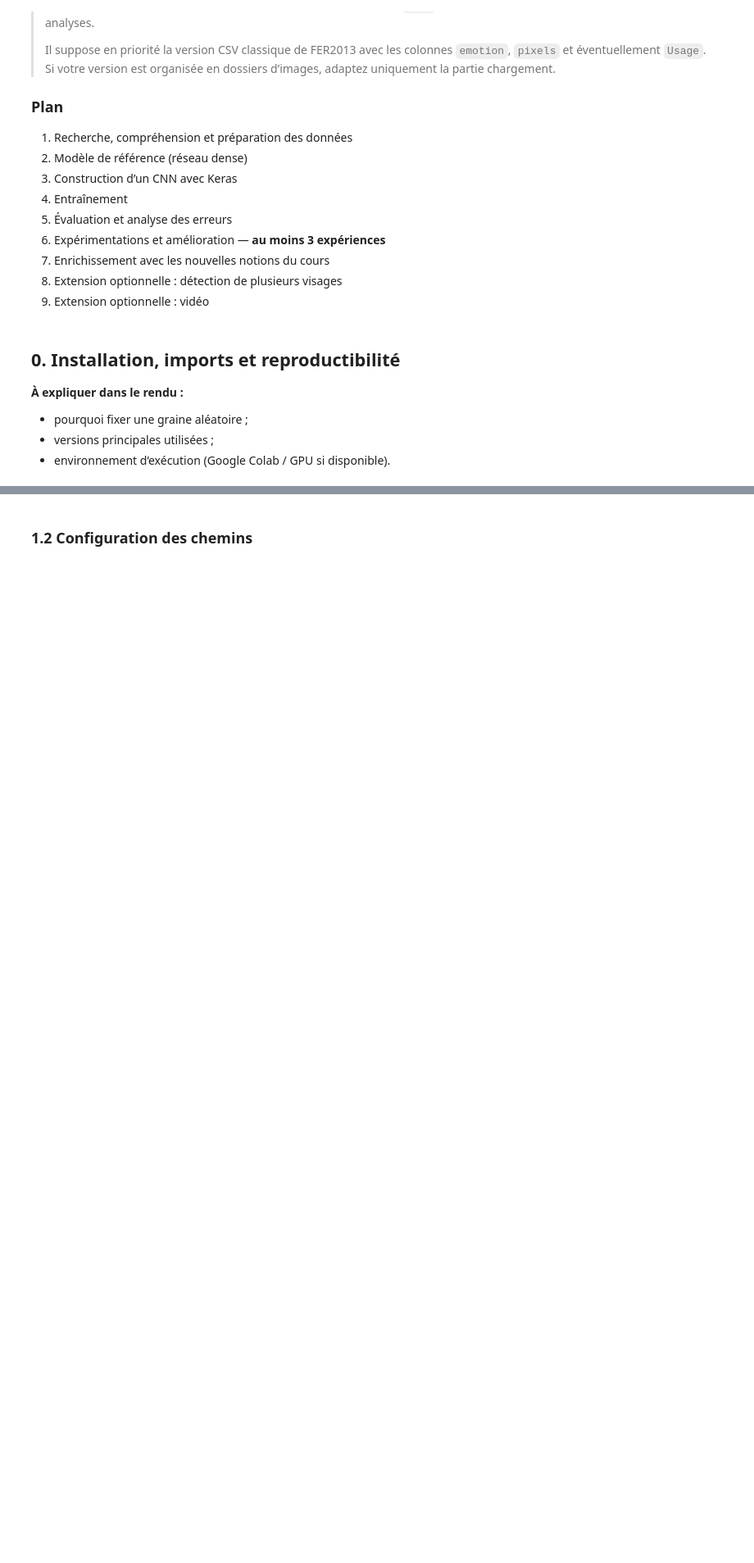
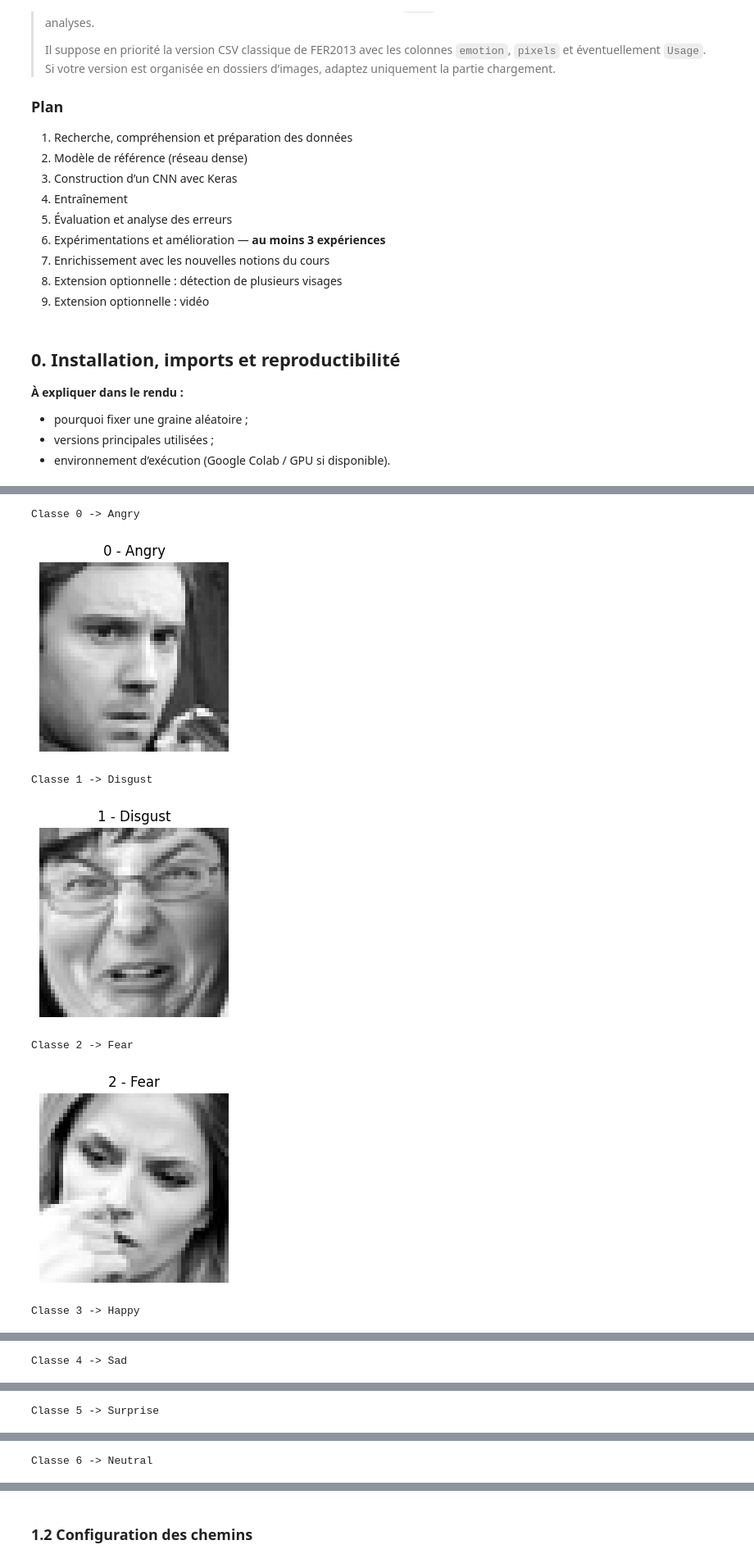
Before and after one commit to EmineOA/ProjetIntroDL, a Jupyter notebook: FER2013_Projet_DL_template_v2.ipynb, the cells around one changed output, grey strips where cells are left out. Shown at 82% size. Drawn from its saved outputs; the diff is of its cells as text; code cells hidden in the pictures; blank space fills up the shorter version.

```diff
--- a/FER2013_Projet_DL_template_v2.ipynb
+++ b/FER2013_Projet_DL_template_v2.ipynb
@@ -112,0 +118,9 @@ print("GPU(s) :", tf.config.list_physical_devices("GPU"))
+# %%
+DATA_PATH = Path("fer2013.csv")
+
+if not DATA_PATH.exists():
+    raise FileNotFoundError(
+        f"Dataset introuvable : {DATA_PATH.resolve()}"
+    )
+
+df = pd.read_csv(DATA_PATH)
@@ -112,0 +226,32 @@ print("GPU(s) :", tf.config.list_physical_devices("GPU"))
+# %%
+import numpy as np
+import matplotlib.pyplot as plt
+
+# Vérification du mapping classe -> émotion
+for class_id, class_name in CLASS_NAMES.items():
+
+    # Récupère la première image appartenant à cette classe
+    row = df[df["emotion"] == class_id].iloc[0]
+
+    # Convertit la chaîne de pixels en image 48x48
+    image = np.fromstring(
+        row["pixels"],
+        sep=" ",
+        dtype=np.uint8
+    ).reshape(48, 48)
+
+    print(f"Classe {class_id} -> {class_name}")
+
+    plt.figure(figsize=(3, 3))
+    plt.imshow(image, cmap="gray")
+    plt.title(f"{class_id} - {class_name}")
+    plt.axis("off")
+    plt.show()
+# %% [output]
+Classe 0 -> Angry
+[figure, added]
+Classe 1 -> Disgust
+[figure, added]
+Classe 2 -> Fear
+[figure, added]
+Classe 3 -> Happy
@@ -112,0 +259 @@ print("GPU(s) :", tf.config.list_physical_devices("GPU"))
+Classe 4 -> Sad
@@ -112,0 +261 @@ print("GPU(s) :", tf.config.list_physical_devices("GPU"))
+Classe 5 -> Surprise
@@ -112,0 +263 @@ print("GPU(s) :", tf.config.list_physical_devices("GPU"))
+Classe 6 -> Neutral
```
Also changed, not shown: parts of 19 cells of this notebook.
